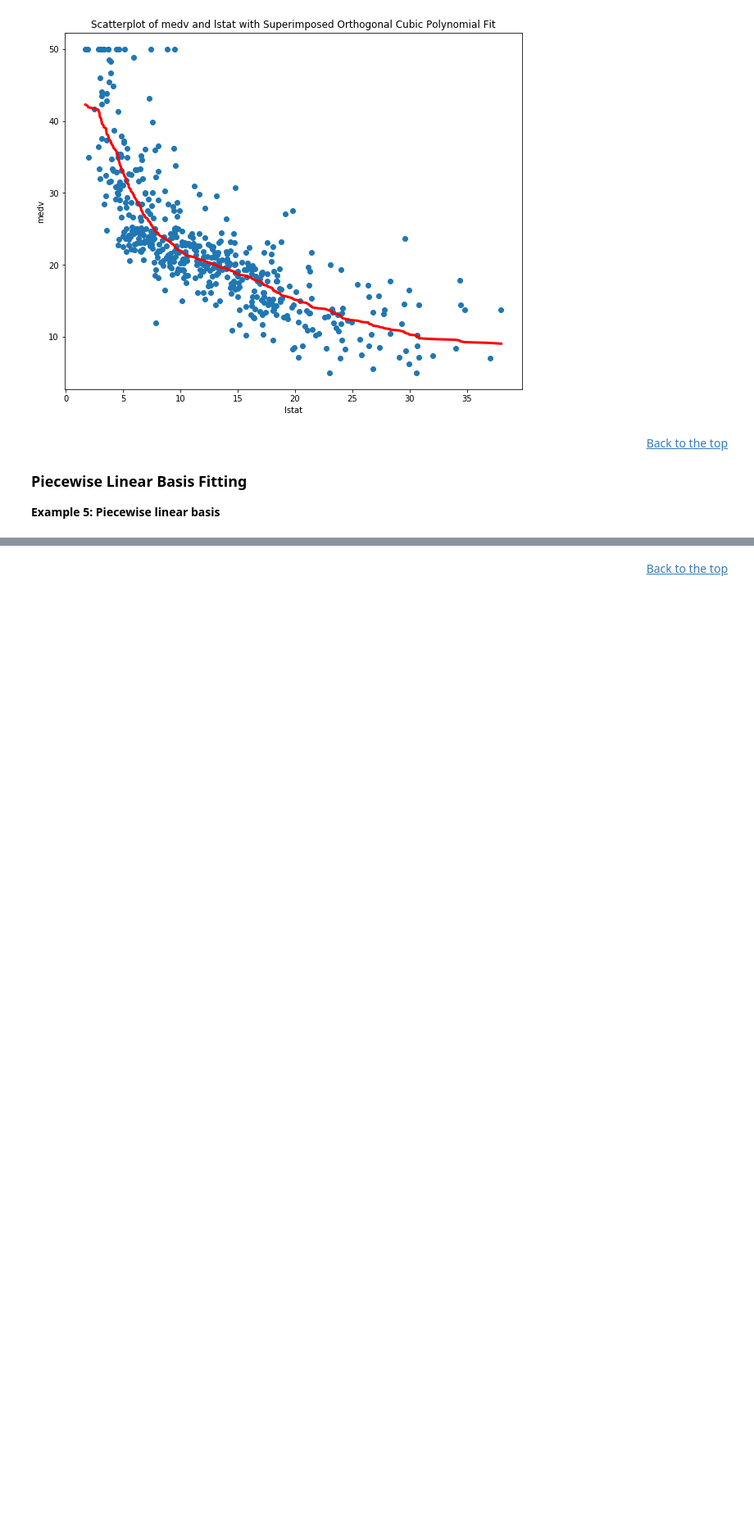
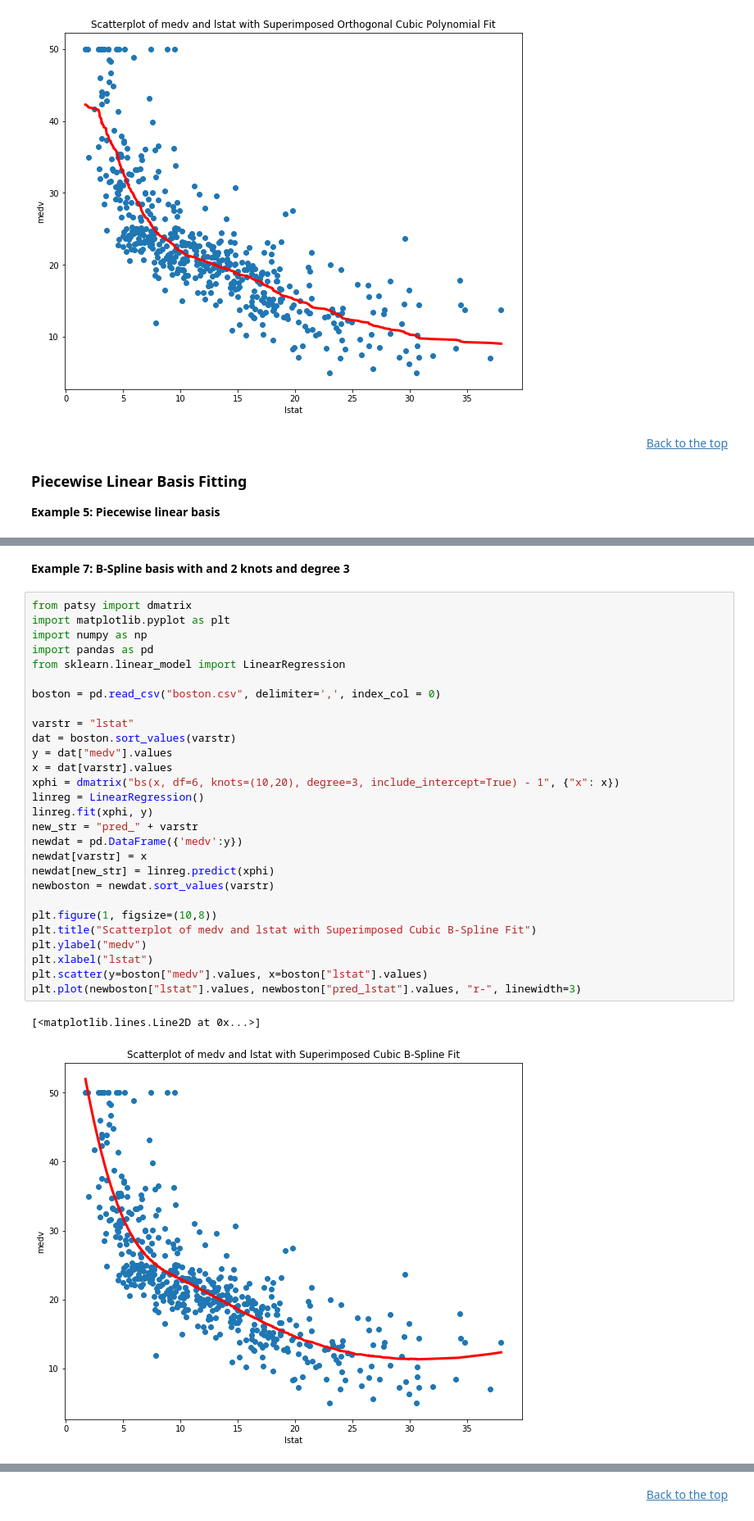
Before and after one commit to anhnguyendepocen/Stat3612, a Jupyter notebook: Tutorial4/T04.ipynb, the cells around one changed output, grey strips where cells are left out. Shown at 82% size. Saved outputs shown, nothing was run; the diff lists cells and outputs as text; blank space fills up the shorter version.

```diff
--- a/Tutorial4/T04.ipynb
+++ b/Tutorial4/T04.ipynb
@@ -283,3 +313,36 @@ plt.plot(newboston["lstat"].values, newboston["pred_lstat"].values, "r-", linewi
+# %% [markdown]
+**Example 7:  B-Spline basis with and 2 knots and degree 3**
+# %%
+from patsy import dmatrix
+import matplotlib.pyplot as plt
+import numpy as np
+import pandas as pd
+from sklearn.linear_model import LinearRegression
+
+boston = pd.read_csv("boston.csv", delimiter=',', index_col = 0)
+
+varstr = "lstat"
+dat = boston.sort_values(varstr)
+y = dat["medv"].values
+x = dat[varstr].values
+xphi = dmatrix("bs(x, df=6, knots=(10,20), degree=3, include_intercept=True) - 1", {"x": x})
+linreg = LinearRegression()
+linreg.fit(xphi, y)
+new_str = "pred_" + varstr
+newdat = pd.DataFrame({'medv':y})
+newdat[varstr] = x
+newdat[new_str] = linreg.predict(xphi)
+newboston = newdat.sort_values(varstr)
+
+plt.figure(1, figsize=(10,8))
+plt.title("Scatterplot of medv and lstat with Superimposed Cubic B-Spline Fit")
+plt.ylabel("medv")
+plt.xlabel("lstat")
+plt.scatter(y=boston["medv"].values, x=boston["lstat"].values)
+plt.plot(newboston["lstat"].values, newboston["pred_lstat"].values, "r-", linewidth=3)
+# %% [output]
+[<matplotlib.lines.Line2D at 0x...>]
+[figure, added]
 # %% [markdown]
 <div style="text-align: right"><a href="#top">Back to the top</a></div>
 
```
Also changed, not shown: parts of 13 cells of this notebook, 7 other files.
